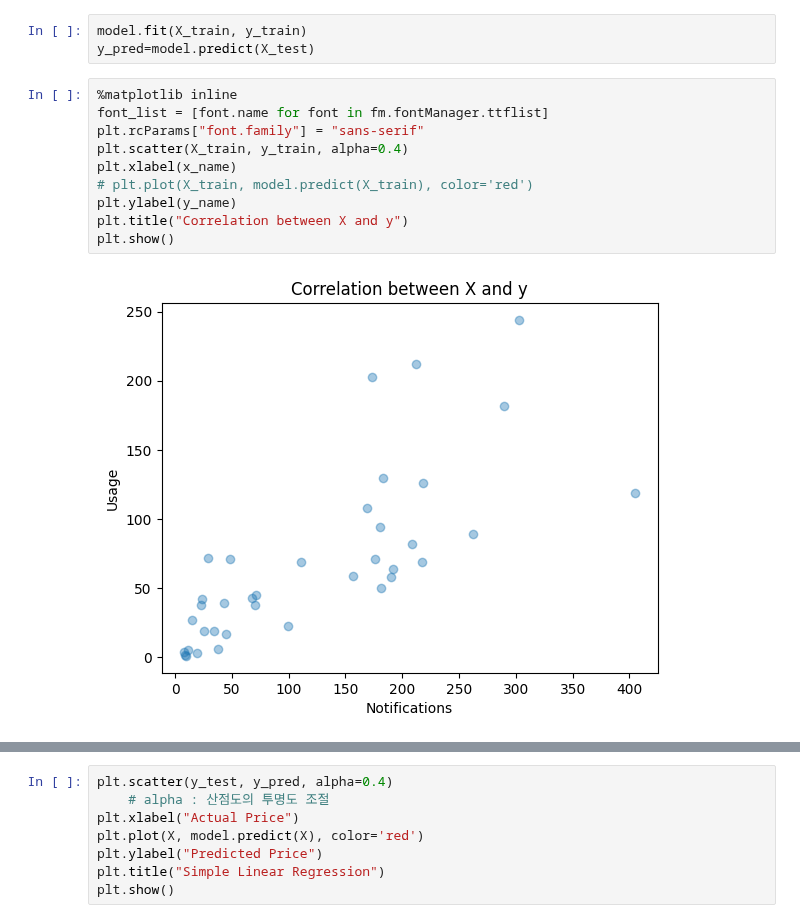
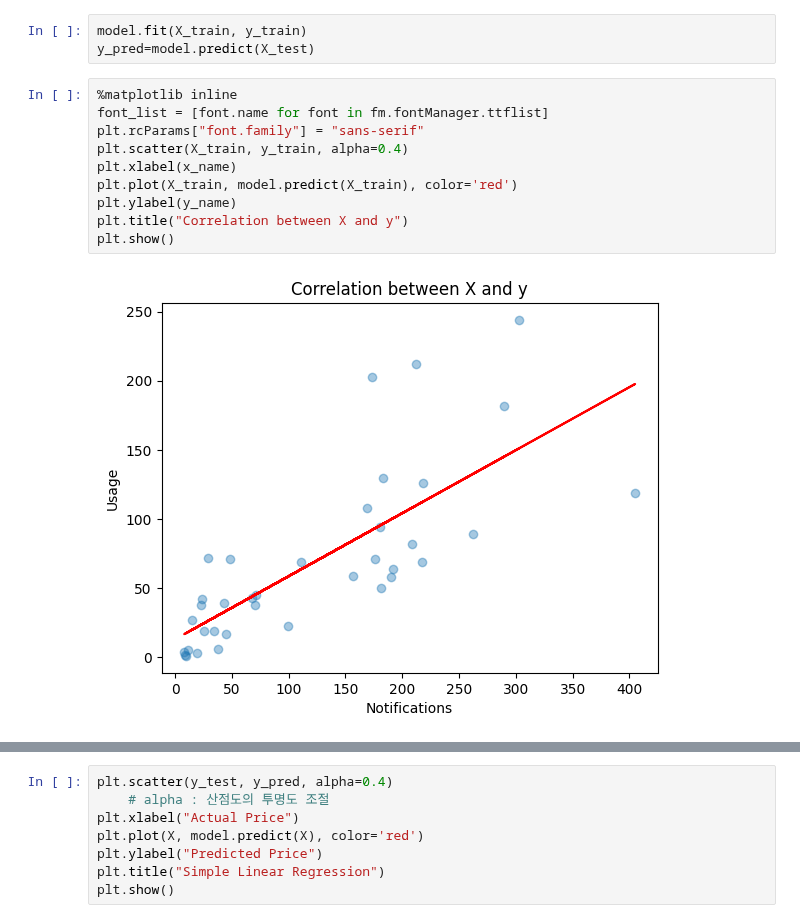
Before and after one commit to 1and-or0/JNU, a Jupyter notebook: AI/linear-regression-final.ipynb, the cells around one changed output, grey strips where cells are left out. Saved outputs shown, nothing was run; the diff lists cells and outputs as text.

```diff
--- a/AI/linear-regression-final.ipynb
+++ b/AI/linear-regression-final.ipynb
@@ -55,15 +69,15 @@ y_pred=model.predict(X_test)
 # %%
 %matplotlib inline
 font_list = [font.name for font in fm.fontManager.ttflist]
 plt.rcParams["font.family"] = "sans-serif"
 plt.scatter(X_train, y_train, alpha=0.4)
 plt.xlabel(x_name)
-# plt.plot(X_train, model.predict(X_train), color='red')
+plt.plot(X_train, model.predict(X_train), color='red')
 plt.ylabel(y_name)
 plt.title("Correlation between X and y")
 plt.show()
 # %% [output]
-[figure, old version]
+[figure, new version]
 # %%
 print("편향(절편) : ", model.intercept_)
 print("가중치 : ", model.coef_)
```
Also changed, not shown: parts of 8 cells of this notebook.
